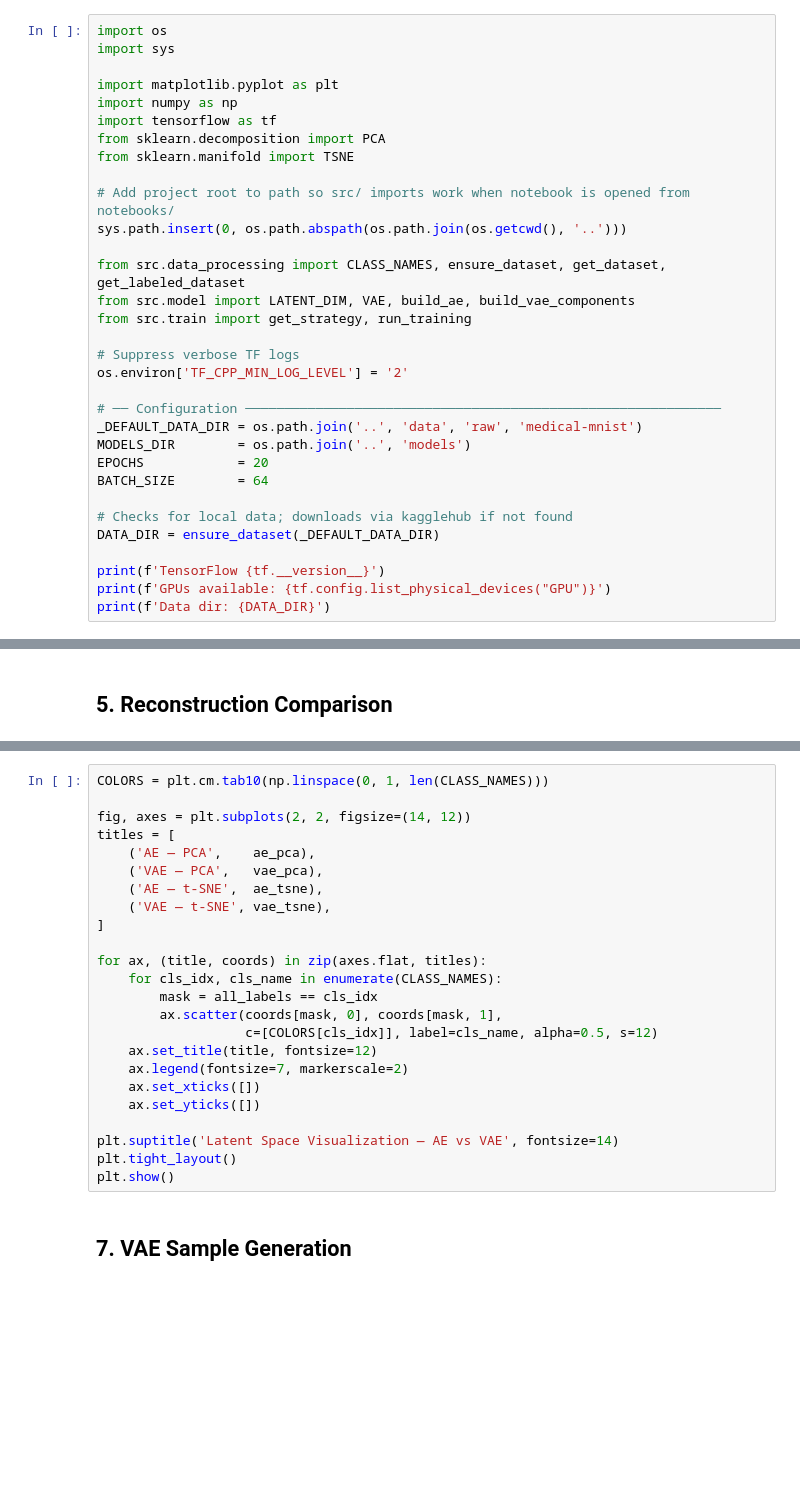
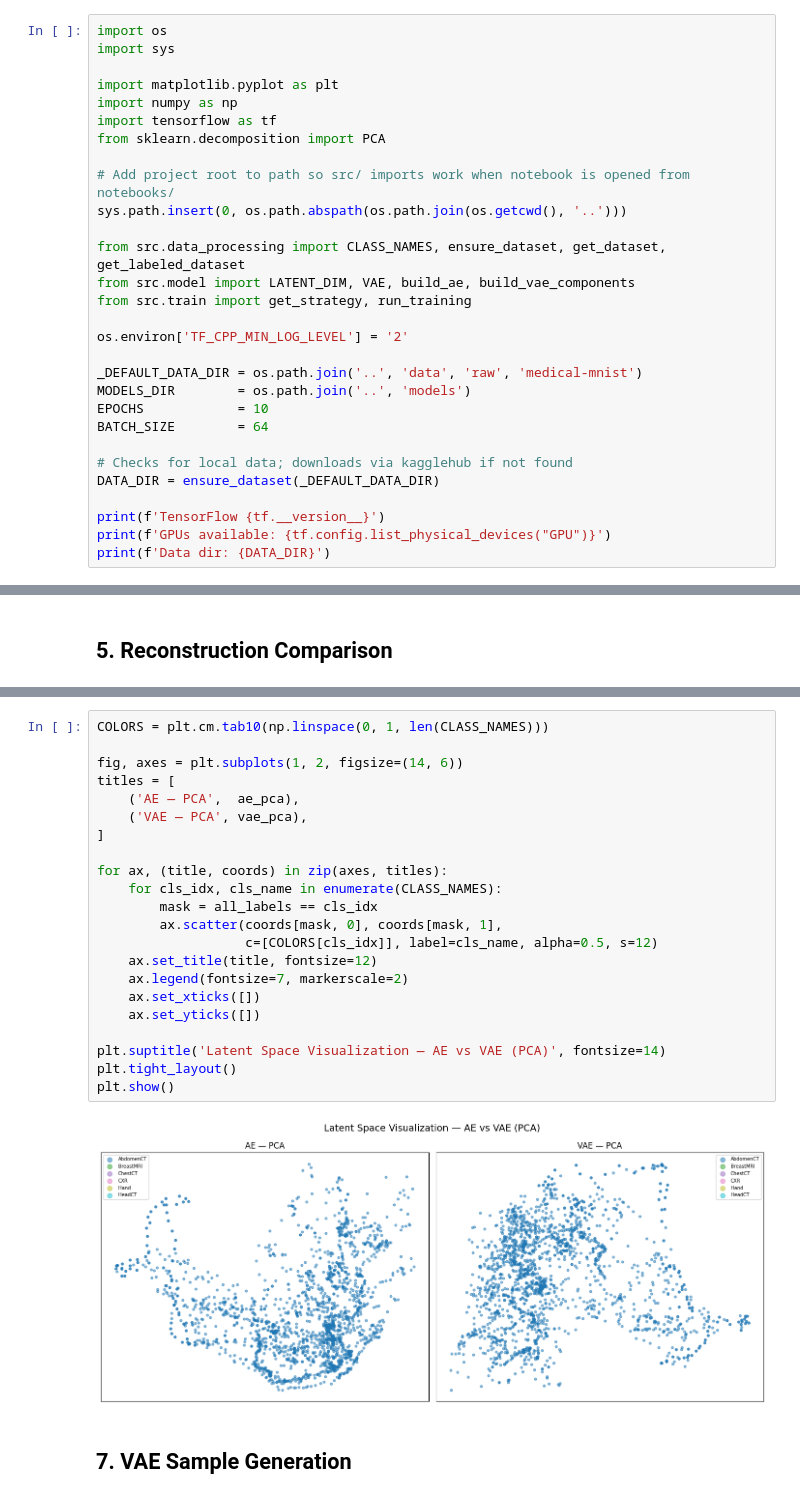
Before and after one commit to AhmedMBayoumi/Assignment-1, a Jupyter notebook: notebooks/experiment.ipynb, the cells around one changed output, grey strips where cells are left out. Drawn from its saved outputs; the diff is of its cells as text; blank space fills up the shorter version.

```diff
--- a/notebooks/experiment.ipynb
+++ b/notebooks/experiment.ipynb
@@ -22,7 +22,6 @@ import matplotlib.pyplot as plt
 import numpy as np
 import tensorflow as tf
 from sklearn.decomposition import PCA
-from sklearn.manifold import TSNE
 
 # Add project root to path so src/ imports work when notebook is opened from notebooks/
 sys.path.insert(0, os.path.abspath(os.path.join(os.getcwd(), '..')))
@@ -31,13 +30,11 @@ from src.data_processing import CLASS_NAMES, ensure_dataset, get_dataset, get_la
 from src.model import LATENT_DIM, VAE, build_ae, build_vae_components
 from src.train import get_strategy, run_training
 
-# Suppress verbose TF logs
 os.environ['TF_CPP_MIN_LOG_LEVEL'] = '2'
 
-# ── Configuration ─────────────────────────────────────────────────────────────
 _DEFAULT_DATA_DIR = os.path.join('..', 'data', 'raw', 'medical-mnist')
 MODELS_DIR        = os.path.join('..', 'models')
-EPOCHS            = 20
+EPOCHS            = 10
 BATCH_SIZE        = 64
 
 # Checks for local data; downloads via kagglehub if not found
@@ -198,27 +245,27 @@ print('t-SNE done.')
 # %%
 COLORS = plt.cm.tab10(np.linspace(0, 1, len(CLASS_NAMES)))
 
-fig, axes = plt.subplots(2, 2, figsize=(14, 12))
+fig, axes = plt.subplots(1, 2, figsize=(14, 6))
 titles = [
-    ('AE — PCA',    ae_pca),
-    ('VAE — PCA',   vae_pca),
-    ('AE — t-SNE',  ae_tsne),
-    ('VAE — t-SNE', vae_tsne),
+    ('AE — PCA',  ae_pca),
+    ('VAE — PCA', vae_pca),
 ]
 
-for ax, (title, coords) in zip(axes.flat, titles):
+for ax, (title, coords) in zip(axes, titles):
     for cls_idx, cls_name in enumerate(CLASS_NAMES):
         mask = all_labels == cls_idx
         ax.scatter(coords[mask, 0], coords[mask, 1],
                    c=[COLORS[cls_idx]], label=cls_name, alpha=0.5, s=12)
     ax.set_title(title, fontsize=12)
     ax.legend(fontsize=7, markerscale=2)
     ax.set_xticks([])
     ax.set_yticks([])
 
-plt.suptitle('Latent Space Visualization — AE vs VAE', fontsize=14)
+plt.suptitle('Latent Space Visualization — AE vs VAE (PCA)', fontsize=14)
 plt.tight_layout()
 plt.show()
+# %% [output]
+[figure, added]
 # %% [markdown]
 ## 7. VAE Sample Generation
 # %%
```
Also changed, not shown: parts of 14 cells of this notebook, 3 other files.
